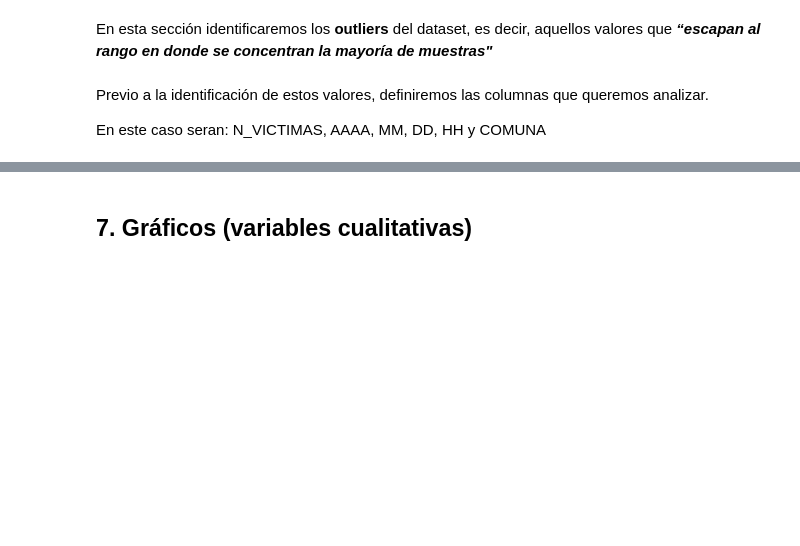
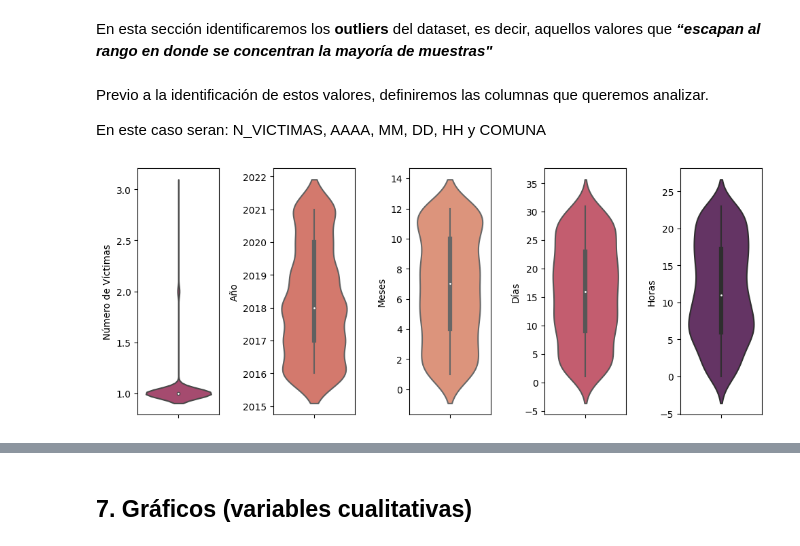
Before and after one commit to JPBertonee/PI_DA_Henry, a Jupyter notebook: EDA_Victimas.ipynb, the cells around one changed output, grey strips where cells are left out. Saved outputs shown, nothing was run; the diff lists cells and outputs as text; code cells hidden in the pictures; blank space fills up the shorter version.

```diff
--- a/EDA_Victimas.ipynb
+++ b/EDA_Victimas.ipynb
@@ -41,6 +42,7 @@ import matplotlib.pyplot as plt
 Importamos el dataset en formato .xlsx
 # %%
 df = pd.read_excel('data/homicidios.xlsx')
+comunas = pd.read_excel('data/comunas.xlsx')
 # %% [markdown]
 <p>
 
@@ -210,0 +223,2 @@ df['HH'] = df['HH'].astype(int)
+# %%
+df = df.merge(comunas, on='COMUNA', how='left')
@@ -294,3 +324,34 @@ En esta sección identificaremos los **outliers** del dataset, es decir, aquello
 Previo a la identificación de estos valores, definiremos las columnas que queremos analizar.
 
 En este caso seran: N_VICTIMAS, AAAA, MM, DD, HH y COMUNA
+# %%
+# Ajustar el tamaño de la figura
+plt.figure(figsize=(10, 4))
+
+# Crear subplots para los gráficos de violín
+plt.subplot(1, 5, 1)
+sns.violinplot(data=df, y='N_VICTIMAS', color = "#b43c6c")
+plt.ylabel('Número de Víctimas')
+
+plt.subplot(1, 5, 2)
+sns.violinplot(data=df, y='AAAA', color = "#e46c5c")
+plt.ylabel('Año')
+
+plt.subplot(1, 5, 3)
+sns.violinplot(data=df, y='MM', color = "#ec8c6c")
+plt.ylabel('Meses')
+
+plt.subplot(1, 5, 4)
+sns.violinplot(data=df, y='DD', color = "#d44c64")
+plt.ylabel('Días')
+
+plt.subplot(1, 5, 5)
+sns.violinplot(data=df, y='HH', color = "#6c2c6c")
+plt.ylabel('Horas')
+
+# Ajustar espaciado entre subplots
+plt.tight_layout()
+
+plt.show()
+# %% [output]
+[figure, added]
```
Also changed, not shown: parts of 71 cells of this notebook, 1 other file.
